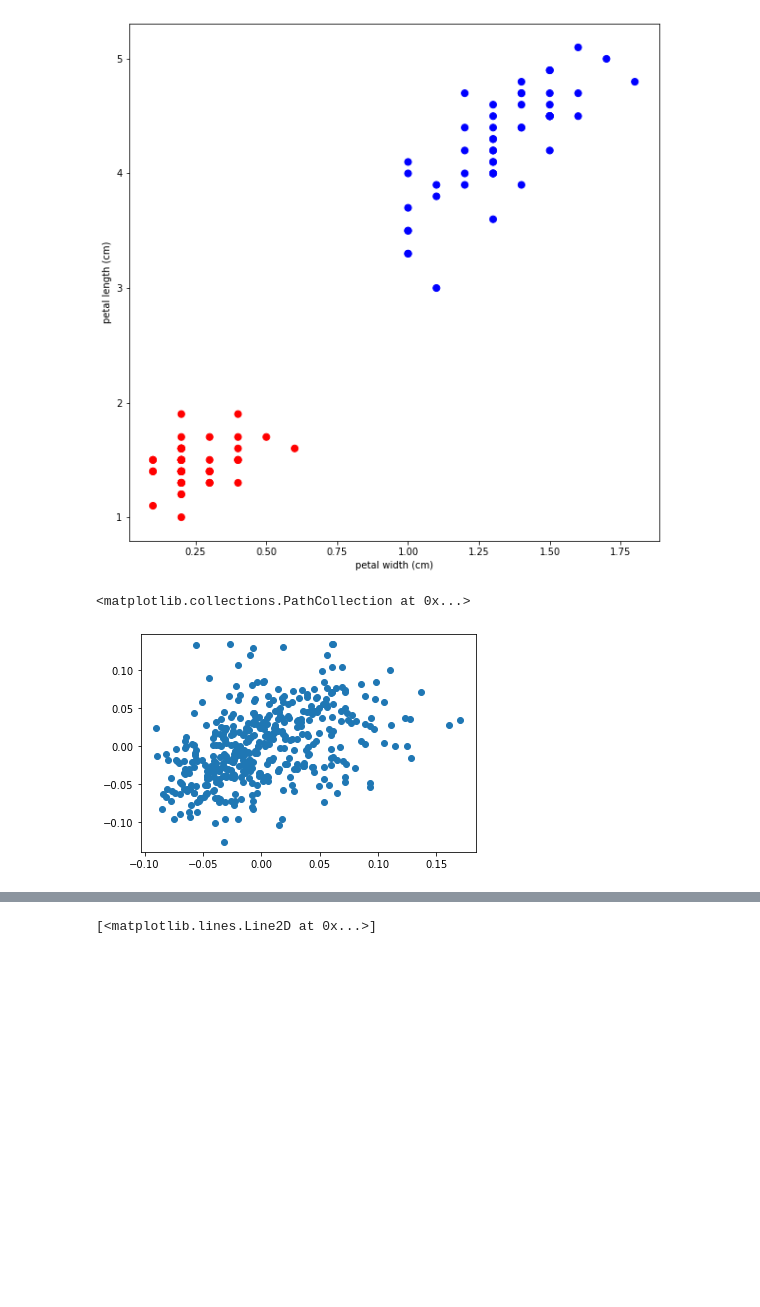
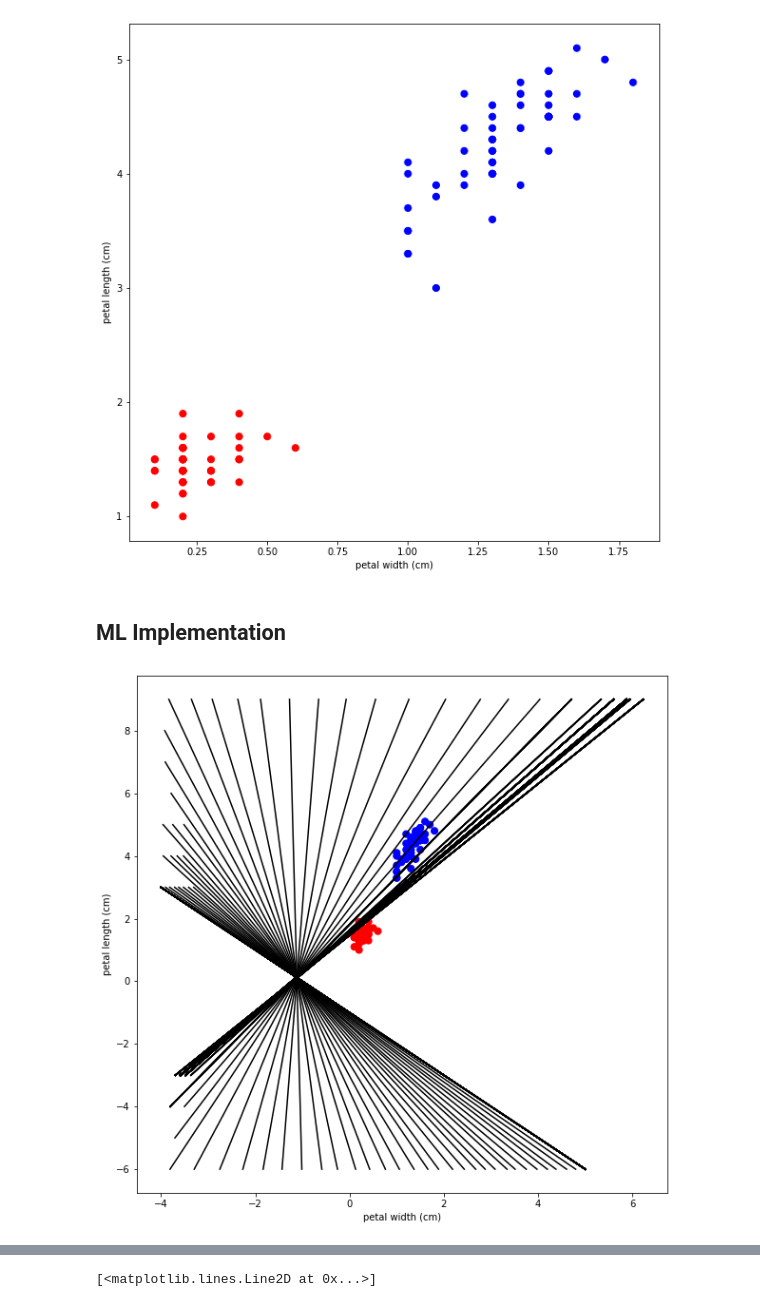
Before and after one commit to Huffwut/Python-meeting, a Jupyter notebook: ml1.ipynb, the cells around one changed output, grey strips where cells are left out. Cells and saved outputs as stored; diff of their text form; code cells hidden in the pictures; blank space fills up the shorter version.

```diff
--- a/ml1.ipynb
+++ b/ml1.ipynb
@@ -35,13 +36,48 @@ plt.ylabel('petal length (cm)')
 plt.show()
 # %% [output]
 [figure]
-# %%
-data = sk_data.load_diabetes()
-
-df = pd.DataFrame(data=np.c_[data['data'], np.c_[data['target']]], columns= data['feature_names'] + ['target'])
-# %%
-# df.corr()
-plt.scatter(df['bmi'], df['s5'])
-# %% [output]
-<matplotlib.collections.PathCollection at 0x...>
-[figure, removed]
+# %% [markdown]
+## ML Implementation
+# %%
+def gradient_descent(inpu, theta, alpha, err):
+    theta += alpha * (err) * inpu
+    return theta
+
+def mse(y, target):
+    return 1/len(y) * np.sum((y - target)**2)
+
+def mse_gd(x, theta, t, alpha):
+    n = len(x)
+    theta -= alpha * (2/n * (theta.dot(x.T) - t) )
+    return theta
+# %%
+x0 = np.matrix([np.ones(len(df)), df['petal width (cm)'].values, df['petal length (cm)'].values])
+w0 = np.matrix([-0.1, -0.1, -0.1])
+target = df.target
+# %%
+res = []
+
+plt.figure(figsize=(10,10))
+plt.scatter(df['petal width (cm)'],df['petal length (cm)'],50, colours)
+plt.xlabel('petal width (cm)')
+plt.ylabel('petal length (cm)')
+# plt.show()
+
+while True:
+    for data_point in range(len(df)):
+        pred = w0.dot([x0[0, data_point], x0[1, data_point], x0[2, data_point]])
+        if pred >= 0:
+            pred = 1
+        else:
+            pred = 0
+        res.append(pred)
+        err = target[data_point] - pred
+        w0 = gradient_descent(x0.T[data_point], w0, 0.001, err)
+
+        plotDisc(np.array(w0)[0])
+    if accuracy_score(res, target) >=0.99:
+        break
+    res = []
+# print(w0)
+# %% [output]
+[figure, added]
```
Also changed, not shown: parts of 5 cells of this notebook, 1 other file.
